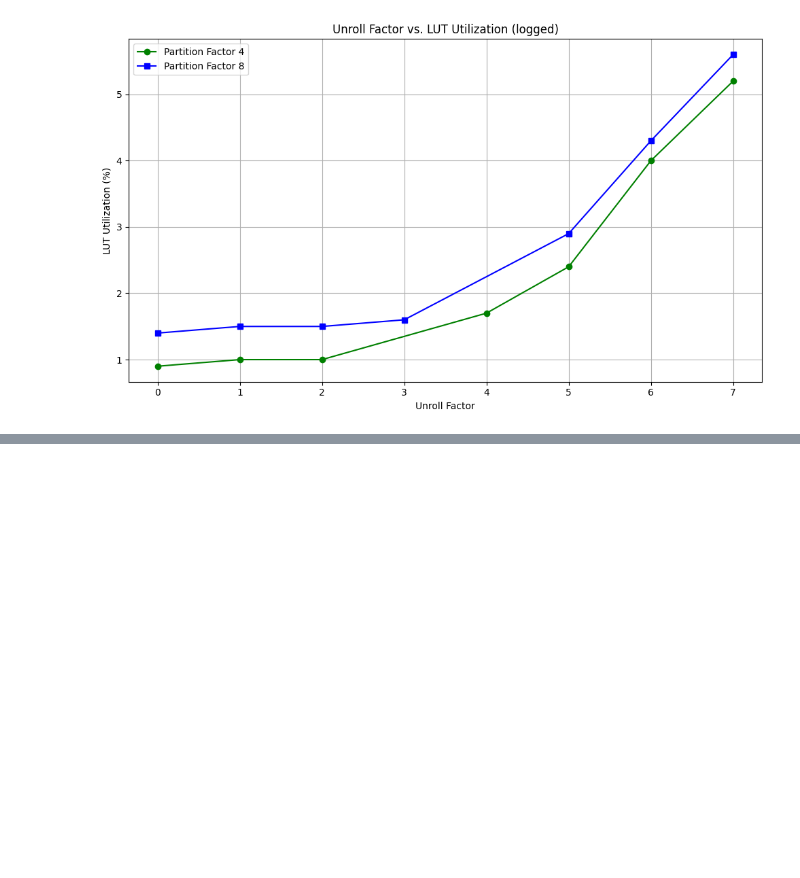
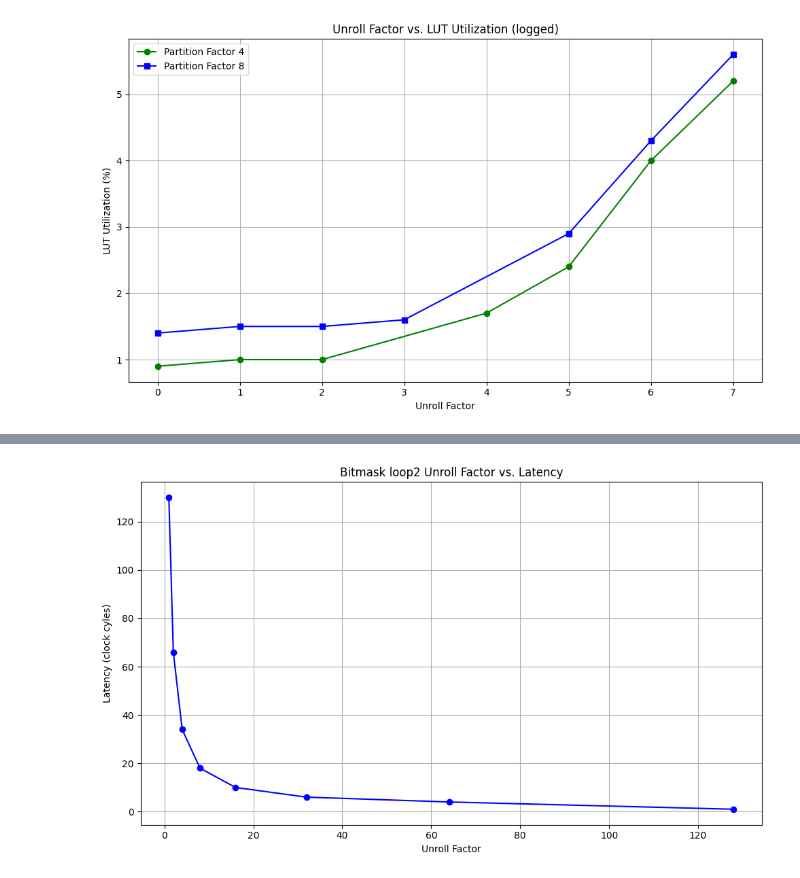
Before and after one commit to mlarson02/LargeRadiusJets, a Jupyter notebook: data/gep_plots.ipynb, the cells around one changed output, grey strips where cells are left out. Drawn from its saved outputs; the diff is of its cells as text; code cells hidden in the pictures; blank space fills up the shorter version.

```diff
--- a/data/gep_plots.ipynb
+++ b/data/gep_plots.ipynb
@@ -182,0 +193,32 @@ customizable_two_line_graph(
+# %%
+def customizable_one_line_graph(
+    x, y, captions, color,
+    title='Line Graph',
+    xlabel='X-axis',
+    ylabel='Y-axis',
+    marker='o'
+):
+    plt.figure(figsize=(10, 6))
+    plt.plot(x, y, color=color, marker=marker)
+    for xi, yi, caption in zip(x, y, captions):
+        plt.text(xi, yi, caption, fontsize=9, color=color)
+    plt.title(title)
+    plt.xlabel(xlabel)
+    plt.ylabel(ylabel)
+    plt.grid(True)
+    plt.tight_layout()
+    plt.show()
+
+x1 = [1, 2, 4, 8, 16, 32, 64, 128]
+y1 = [130, 66, 34, 18, 10, 6, 4, 1]
+captions1 = []
+
+
+customizable_one_line_graph(
+    x1, y1, captions1, 'blue',
+    title='Bitmask loop2 Unroll Factor vs. Latency',
+    xlabel='Unroll Factor',
+    ylabel='Latency (clock cyles)'
+)
+# %% [output]
+[figure, added]
```
Also changed, not shown: parts of 6 cells of this notebook.
